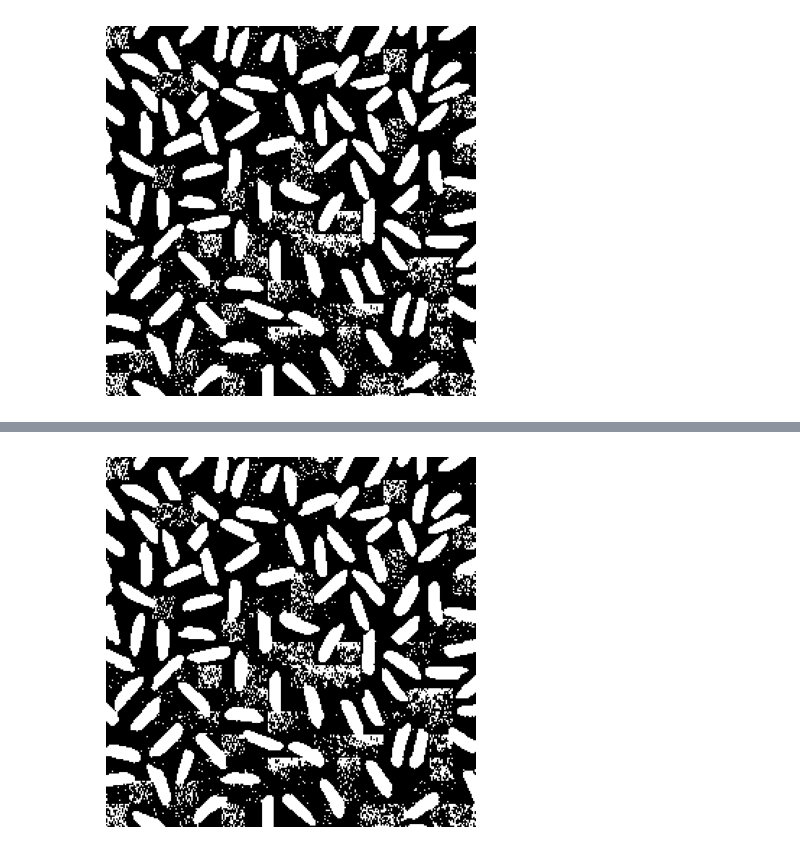
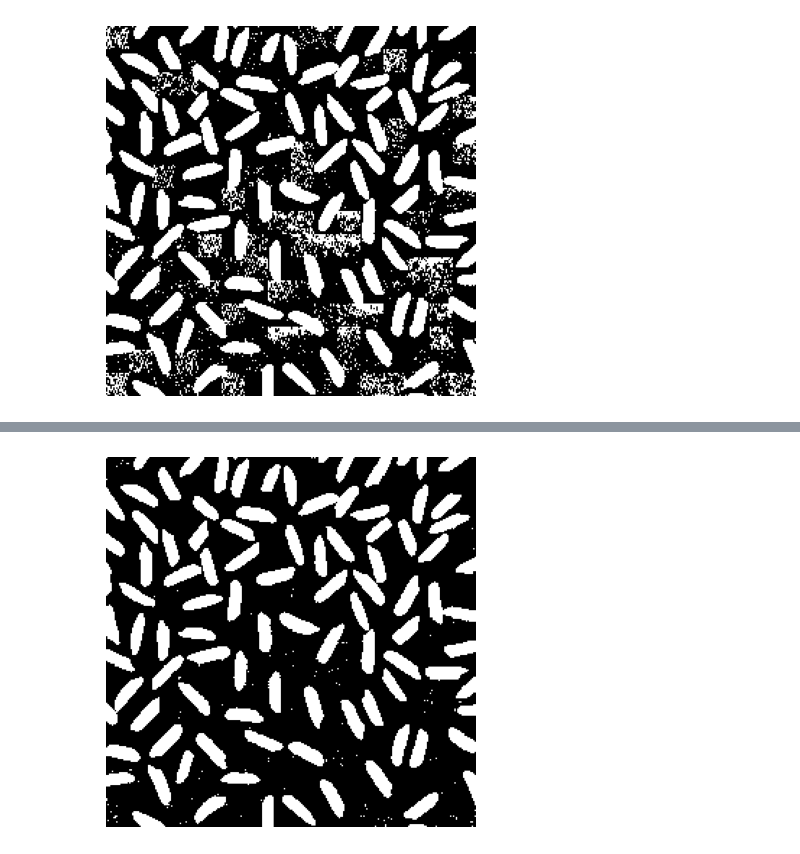
Before and after one commit to lursz/DigitalImageProcessing-Course, a Jupyter notebook: lab4/04_thresholding_hw.ipynb, the cells around one changed output, grey strips where cells are left out. Saved outputs shown, nothing was run; the diff lists cells and outputs as text; code cells hidden in the pictures.

```diff
--- a/lab4/04_thresholding_hw.ipynb
+++ b/lab4/04_thresholding_hw.ipynb
@@ -146,27 +146,26 @@ def IsWall(i, j, W, image):
     return result
 
 
-def Interpolation(image, W: int, lambda_parameter=16):
+def Interpolation(image, W: int):
     # Calc an array of average values
     avg_brightness_arr = np.zeros((image.shape[0] // W, image.shape[1] // W))
     for i in range(0, image.shape[0], W):
         for j in range(0, image.shape[1], W):
             avg_brightness_arr[i // W, j // W] = np.average(image[i : i + W, j : j + W])
-
+    l=10
     dummy = np.zeros(image.shape)
     for i in range(image.shape[0]):
         for j in range(image.shape[1]):
-            # Obliczenie indeksów iT i jT
             iT = i // W
             jT = j // W
 
             walls = IsWall(i, j, W, image)
-            # corner
+            # Corners
             if len(walls) == 2:
                 brightness = avg_brightness_arr[iT, jT]
                 test = brightness
 
-            # wall
+            # Walls
             elif len(walls) == 1:
                 if walls[0] in ["u", "d"]:
                     firstj = int(j - W / 2) // W
@@ -194,40 +193,39 @@ def Interpolation(image, W: int, lambda_parameter=16):
                     interpolation_x1 = (t11 * dXleft / W) + (t12 * dXright / W)
                     test = int(interpolation_x1)
 
-            # rest
+            # Other
             else:
                 firsti = int(i - W / 2) // W
                 secondi = firsti + 1
 
                 firstj = int(j - W / 2) // W
                 secondj = firstj + 1
 
                 dXleft = i % W
                 dXright = W - dXleft
 
                 dYup = j % W
                 dYdown = W - dYup
 
                 t11 = avg_brightness_arr[firsti, firstj]
                 t12 = avg_brightness_arr[firsti, secondj]
                 t21 = avg_brightness_arr[secondi, firstj]
                 t22 = avg_brightness_arr[secondi, secondj]
 
                 interpolation_x1 = (t11 * dXleft / W) + (t12 * dXright / W)
                 interpolation_x2 = (t21 * dXleft / W) + (t22 * dXright / W)
 
-                # Interpolacja w osi Y
+                # Interpolate
                 interpolated_value = (interpolation_x1 * dYup / W) + (
                     interpolation_x2 * dYdown / W
                 )
                 test = interpolated_value
-            dummy[i, j] = 255 if image[i, j] > test + lambda_parameter else 0
+            dummy[i, j] = 255 if image[i, j] > test + l else 0
 
     plt.imshow(dummy, "gray")
     plt.axis("off")
     plt.show()
 
-
-Interpolation(rice, 16)
+Interpolation(cv2.imread('rice.png', cv2.IMREAD_GRAYSCALE), 16)
 # %% [output]
-[figure, old version]
+[figure, new version]
```
Also changed, not shown: 4 other files.
